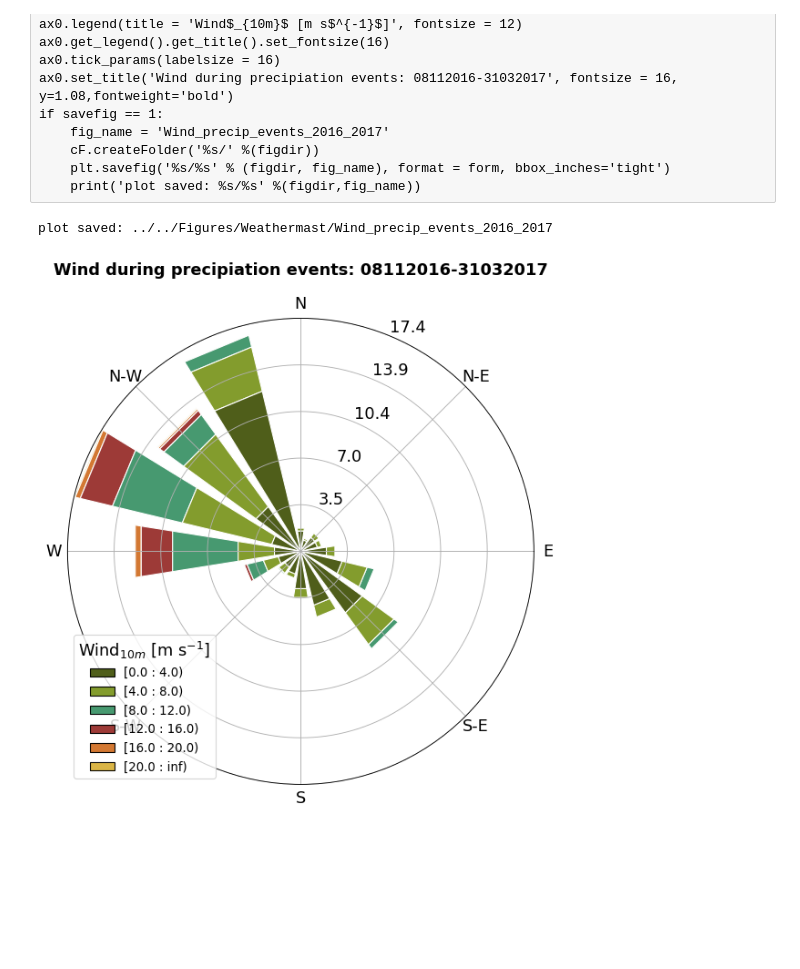
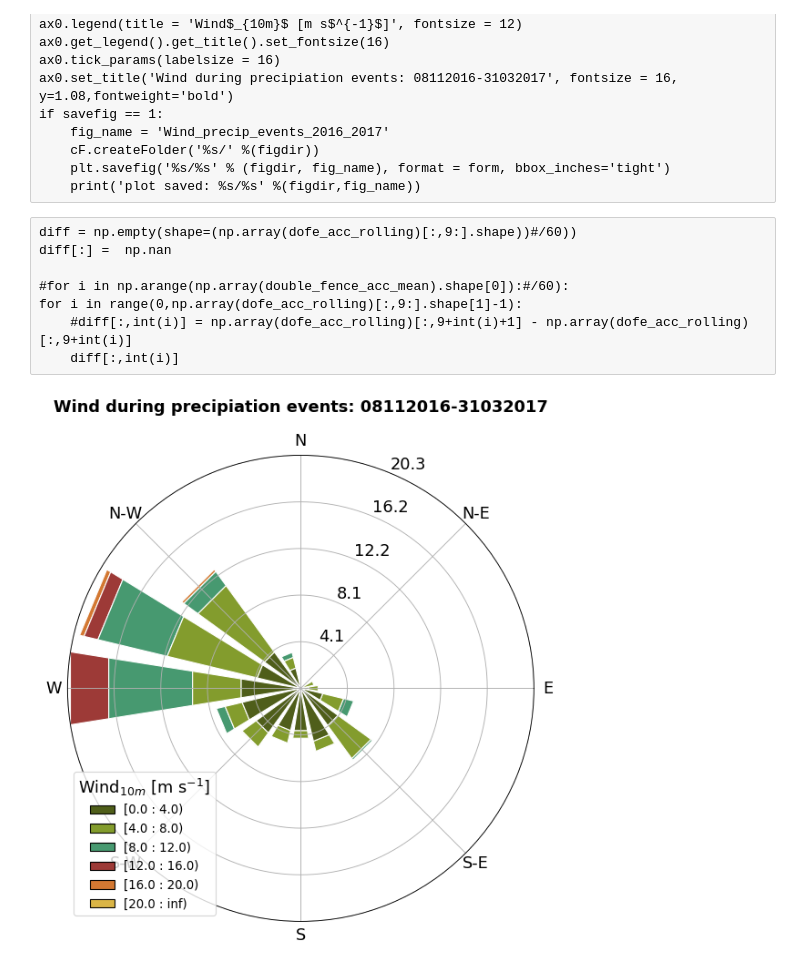
Before and after one commit to franzihe/research_Haukeli, a Jupyter notebook: Weathermast/read_sfc_obs_eklima.ipynb, the cells around one changed output. Cells and saved outputs as stored; diff of their text form; code cells hidden in the pictures; blank space fills up the shorter version.

Commit message:
plots the windrose for days with precipitation

```diff
--- a/Weathermast/read_sfc_obs_eklima.ipynb
+++ b/Weathermast/read_sfc_obs_eklima.ipynb
@@ -114,17 +114,15 @@ for month in m:
         else:
             day = '%s' %day
 
-        dirnc = '../../Data/Weathermast/Met_%s%s%s_Haukeliseter.nc' %(year,month,day)
+        dirnc = '../../Data/Eklima/Haukeliseter/precip_wind_temp_%s%s%s.nc' %(year,month,day)
 
         f[int(year+month+day)] = netCDF4.Dataset(dirnc, 'r')
-        double_fence_acc.append(f[int(year+month+day)].variables['double_fence_accum'][:])
-        double_fence_acc_mean.append(np.nanmean(f[int(year+month+day)].variables['double_fence_accum'][:], axis=1))
-       # double_fence_acc_mean.append(np.nanmean(double_fence_acc,axis=1))
+        double_fence_acc.append(f[int(year+month+day)].variables['RR_1'][:])
 
-        wind_dir_10m.append(f[int(year+month+day)].variables['10m_wind_dir_mast1'][:])
+        wind_dir_10m.append(f[int(year+month+day)].variables['DD'][:])
     #    tid[int(year+month+day)] = np.arange(wind_dir_10m.shape[0])
 
-        wind_speed_10m.append(f[int(year+month+day)].variables['10m_wind_speed_mast1'][:])
+        wind_speed_10m.append(f[int(year+month+day)].variables['FF'][:])
 
         f[int(year+month+day)].close
 # %%
@@ -178,8 +175,8 @@ if savefig == 1:
 dofe_acc = []
 wind_dir = []
 wind_speed = []
-for i in range(np.array(double_fence_acc_mean).shape[0]-1):
-    pp = (np.concatenate((np.array(double_fence_acc_mean)[i,-9:],np.array(double_fence_acc_mean)[i+1,:])))
+for i in range(np.array(double_fence_acc).shape[0]-1):
+    pp = (np.concatenate((np.array(double_fence_acc)[i,-9:],np.array(double_fence_acc)[i+1,:])))
     dofe_acc.append(pp)
     wd = (np.concatenate((np.array(wind_dir_10m)[i,-9:], np.array(wind_dir_10m)[i+1,:])))
     wind_dir.append(wd)
@@ -189,14 +186,14 @@ for i in range(np.array(double_fence_acc_mean).shape[0]-1):
 # Calculate the moving average. That is, take
 # the first ten values, average them,
 # then drop the first and add the eleventh, etc.
-dofe_acc = pd.DataFrame(np.array(dofe_acc)[:,9:])
-dofe_acc_rolling = dofe_acc.rolling(window=10,axis=1).mean()
+#dofe_acc = pd.DataFrame(np.array(dofe_acc)[:,9:])
+dofe_acc_rolling = pd.DataFrame(dofe_acc).rolling(window=10,axis=1).mean()
 dofe_acc_rolling = dofe_acc_rolling.values
 
-wind_dir = pd.DataFrame(np.array(wind_dir)[:,9:])
-wind_dir_rolling = wind_dir.rolling(window=10,axis=1).mean()
+#wind_dir = pd.DataFrame(np.array(wind_dir)[:,9:])
+wind_dir_rolling = pd.DataFrame(wind_dir).rolling(window=10,axis=1).mean()
 wind_dir_rolling = wind_dir_rolling.values
 
-wind_speed = pd.DataFrame(np.array(wind_speed)[:,9:])
-wind_speed_rolling = wind_speed.rolling(window=10,axis=1).mean()
+#wind_speed = pd.DataFrame(np.array(wind_speed)[:,9:])
+wind_speed_rolling = pd.DataFrame(wind_speed).rolling(window=10,axis=1).mean()
 wind_speed_rolling = wind_speed_rolling.values
@@ -210,19 +200,26 @@ for i in range(0,np.array(dofe_acc_rolling)[:,9:].shape[1]-1):
+# %% [raw]
+diff = np.empty(shape=(np.array(dofe_acc_rolling)[:,9:].shape))#/60))
+diff[:] =  np.nan
+
+#for i in np.arange(np.array(double_fence_acc_mean).shape[0]):#/60):
+for i in range(0,np.array(dofe_acc_rolling)[:,9:].shape[1]-1):
+    #diff[:,int(i)] = np.array(dofe_acc_rolling)[:,9+int(i)+1] - np.array(dofe_acc_rolling)[:,9+int(i)]
+    diff[:,int(i)]
 # %%
 ax0 = WindroseAxes.from_ax()
-ax0.bar(wind_dir_rolling[np.logical_and(~np.isnan(dofe_acc_rolling), dofe_acc_rolling >= 0.)],
-        wind_speed_rolling[np.logical_and(~np.isnan(dofe_acc_rolling), dofe_acc_rolling >= 0.)],
+ax0.bar(wind_dir_rolling[np.logical_and(~np.isnan(dofe_acc_rolling[:,9:]), dofe_acc_rolling[:,9:] >= 0.0)],
+        wind_speed_rolling[np.logical_and(~np.isnan(dofe_acc_rolling[:,9:]), dofe_acc_rolling[:,9:] >= 0.0)],
        normed=True, opening=0.8, edgecolor ='white',cmap=cmap, bins = np.arange(0,24,4))
 ax0._info['bins']
 ax0.set_legend()
 ax0.legend(title = 'Wind$_{10m}$ [m s$^{-1}$]', fontsize = 12)
 ax0.get_legend().get_title().set_fontsize(16)
 ax0.tick_params(labelsize = 16)
 ax0.set_title('Wind during precipiation events: 08112016-31032017', fontsize = 16, y=1.08,fontweight='bold')
 if savefig == 1:
     fig_name = 'Wind_precip_events_2016_2017'
     cF.createFolder('%s/' %(figdir))
     plt.savefig('%s/%s' % (figdir, fig_name), format = form, bbox_inches='tight')
     print('plot saved: %s/%s' %(figdir,fig_name))
 # %% [output]
-plot saved: ../../Figures/Weathermast/Wind_precip_events_2016_2017
-[figure, old version]
+[figure, new version]
```
Also changed, not shown: parts of 38 cells of this notebook.
